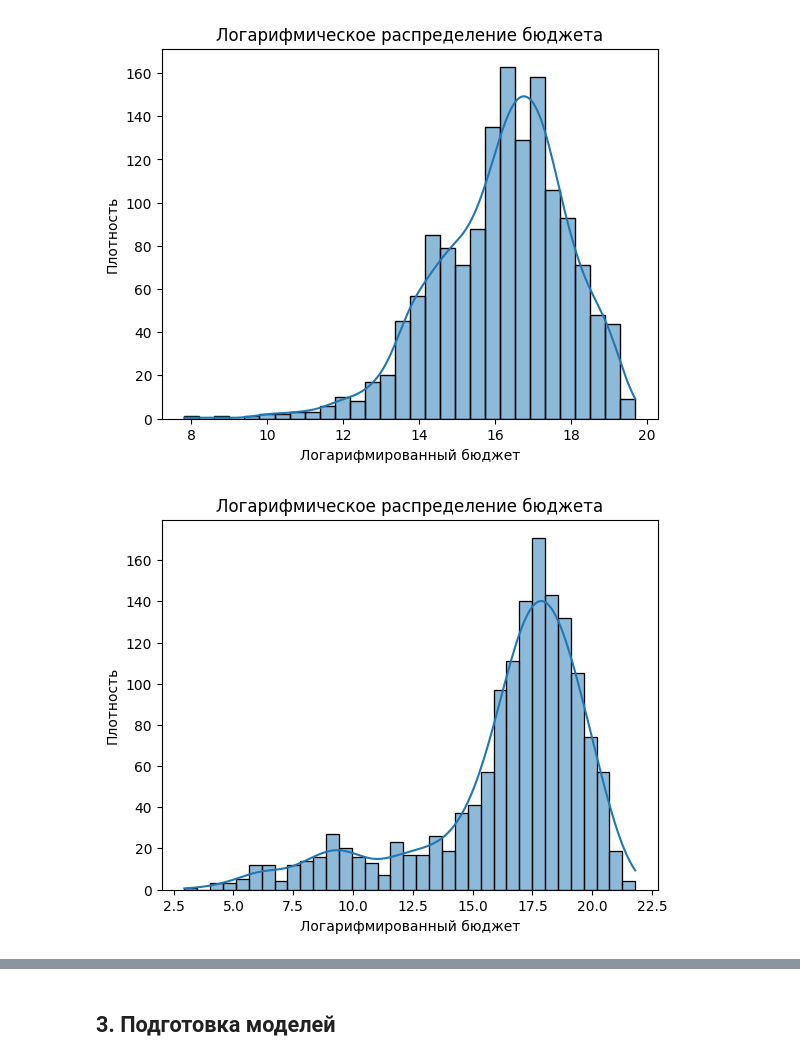
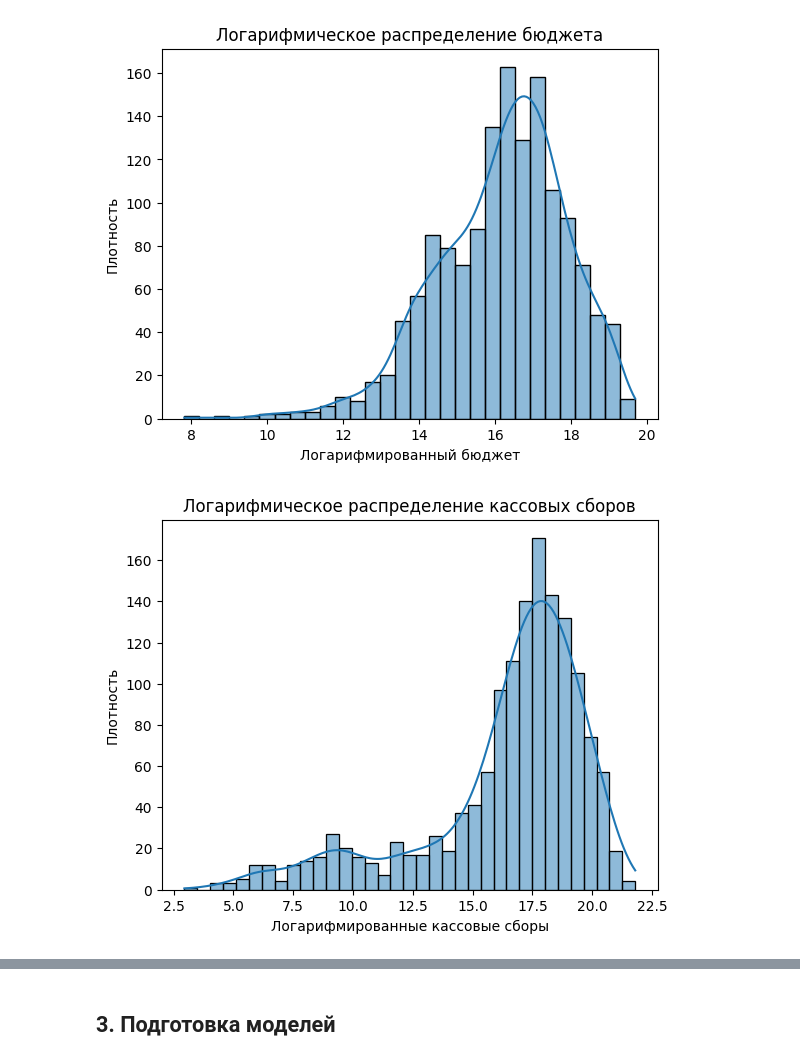
Before and after one commit to isnikitin1/IMDBresearch, a Jupyter notebook: part_4_ml/ml_kuzmenko_vladislav.ipynb, the cells around one changed output, grey strips where cells are left out. Saved outputs shown, nothing was run; the diff lists cells and outputs as text; code cells hidden in the pictures.

Commit message:
part 4: ml: fixed histplot

```diff
--- a/part_4_ml/ml_kuzmenko_vladislav.ipynb
+++ b/part_4_ml/ml_kuzmenko_vladislav.ipynb
@@ -192,13 +192,13 @@ plt.show()
 # %%
 # Кассовые сборы после логарифмирования
 
-sns.histplot(df.log_worldwide_gross, kde=True)
-plt.xlabel('Логарифмированный бюджет')
+sns.histplot(df_.log_worldwide_gross, kde=True)
+plt.xlabel('Логарифмированные кассовые сборы')
 plt.ylabel('Плотность')
-plt.title('Логарифмическое распределение бюджета')
+plt.title('Логарифмическое распределение кассовых сборов')
 plt.show()
 # %% [output]
-[figure, old version]
+[figure, new version]
 # %%
 df.head()
 # %% [output]
```
